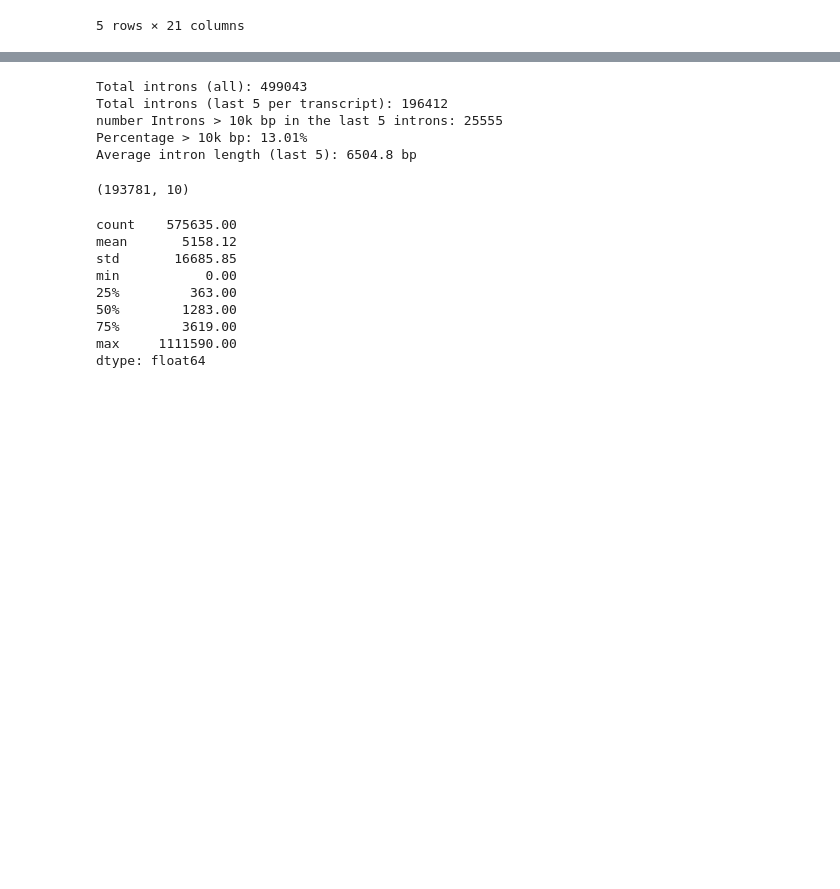
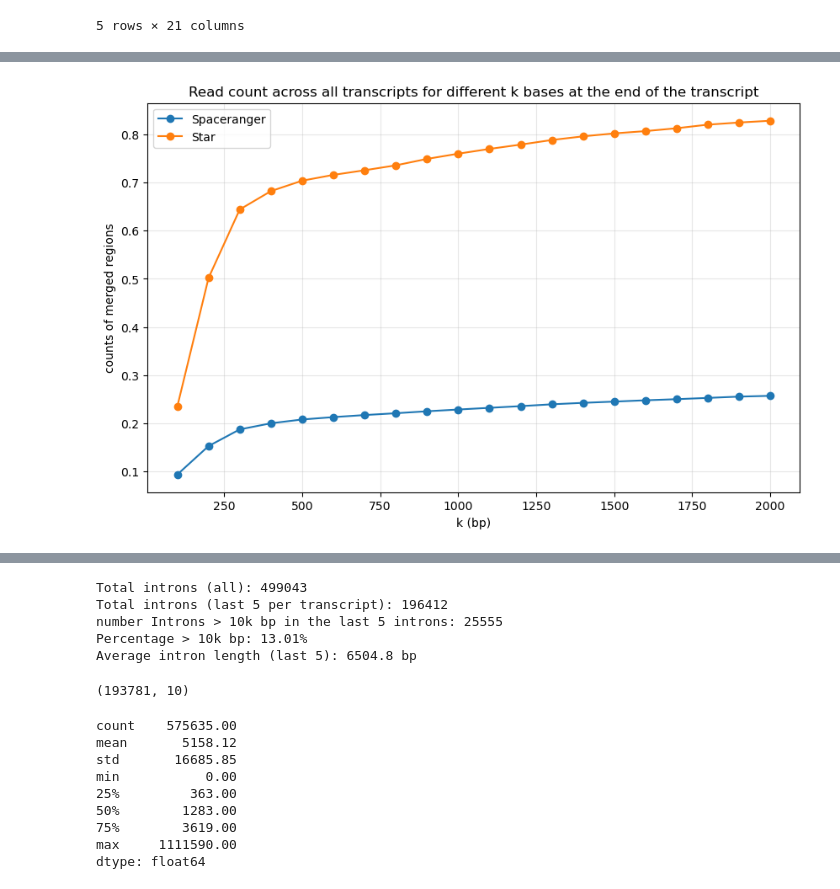
Before and after one commit to tolgatabanli/scCount_gobi, a Jupyter notebook: prototyping/playground.ipynb, the cells around one changed output, grey strips where cells are left out. Saved outputs shown, nothing was run; the diff lists cells and outputs as text; code cells hidden in the pictures; blank space fills up the shorter version.

```diff
--- a/prototyping/playground.ipynb
+++ b/prototyping/playground.ipynb
@@ -211,0 +214,18 @@ plt.show()
+# %%
+import pandas as pd
+import matplotlib.pyplot as plt
+from pathlib import Path
+    # Loop through k values from 100 to 2000 in steps of 100
+def get_count_merged_regions(coverage_dir):
+    counts = []
+    for k in range(100, 2100, 100):
+        tsv_file = coverage_dir / f'last_{k}_bp_merged.tsv'
+        if tsv_file.exists():
+            # Read the TSV file
+            df = pd.read_csv(tsv_file, sep='\t', header=None, names=['chr', 'start', 'end', 'count'])
+            counts.append(df['count'].sum())
+    return counts
+spaceranger_counts = get_count_merged_regions(Path('../data/coverage_spaceranger'))
+star_counts = get_count_merged_regions(Path('../data/coverage_tsv'))
+# %% [output]
+[figure, added]
```
Also changed, not shown: parts of 3 cells of this notebook, 2 other files.
